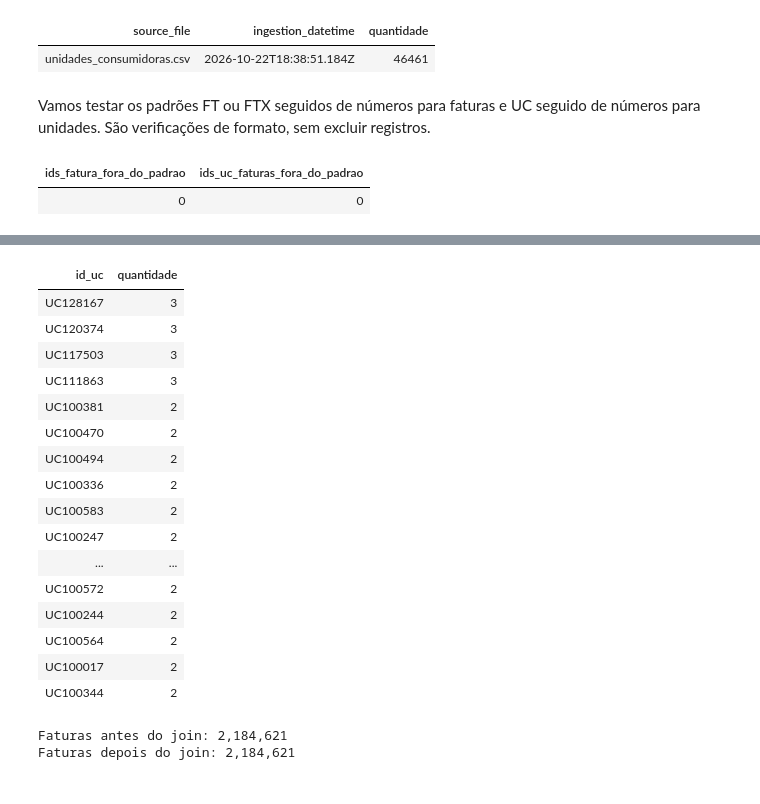
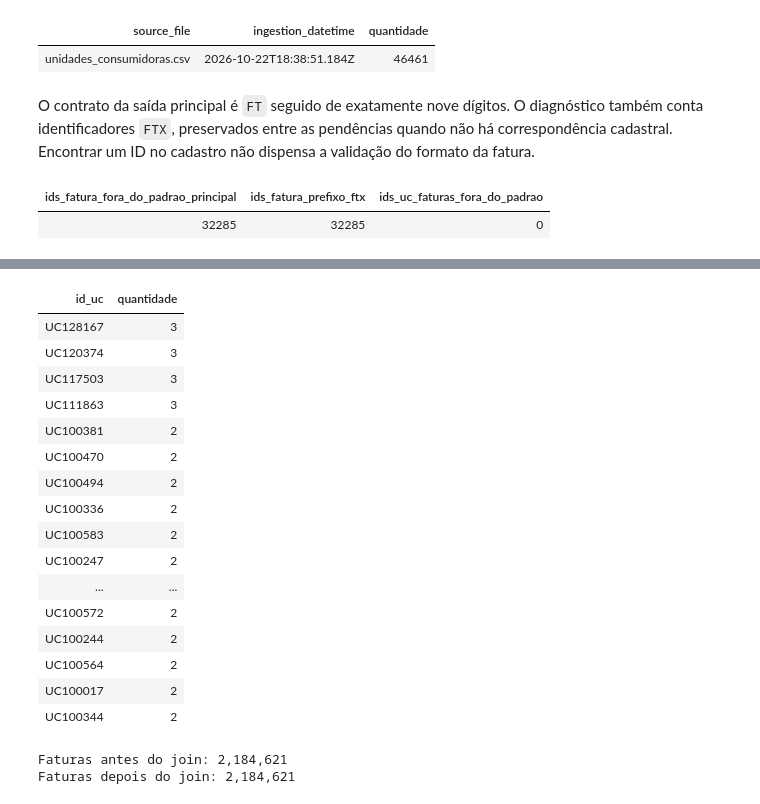
Before and after one commit to gabrielvictalino/Case-RocketLab-2026.2, a Jupyter notebook: data-engineering/Bronze-to-Silver/bronze-to-silver-faturas.ipynb, the cells around one changed output, grey strips where cells are left out. Drawn from its saved outputs; the diff is of its cells as text; code cells hidden in the pictures.

Commit message:
fix(data-engineering): corrige execução e publicação da silver de faturas

```diff
--- a/data-engineering/Bronze-to-Silver/bronze-to-silver-faturas.ipynb
+++ b/data-engineering/Bronze-to-Silver/bronze-to-silver-faturas.ipynb
@@ -1243,8 +1261,11 @@ root
  |-- ingestion_datetime: timestamp (nullable = true)
 | source_file | ingestion_datetime | quantidade |
 | unidades_consumidoras.csv | 2026-10-22T18:38:51.184Z | 46461 |
-# %% [markdown]
-Vamos testar os padrões FT ou FTX seguidos de números para faturas e UC seguido de números para unidades. São verificações de formato, sem excluir registros.
+# %% [markdown]
+O contrato da saída principal é `FT` seguido de exatamente nove dígitos.
+O diagnóstico também conta identificadores `FTX`, preservados entre as
+pendências quando não há correspondência cadastral. Encontrar um ID no
+cadastro não dispensa a validação do formato da fatura.
 # %%
 if df_cadastro_bronze.schema["id_uc"].dataType.simpleString() != "string":
     raise ValueError("Esperávamos id_uc como STRING na Bronze do cadastro.")
@@ -1254,10 +1275,14 @@ display(
         F.count(
             F.when(
                 F.col("id_fatura").isNull()
-                | ~F.col("id_fatura").rlike(r"^FTX?[0-9]+$"),
+                | ~F.col("id_fatura").rlike(r"^FT[0-9]{9}$"),
                 1,
             )
-        ).alias("ids_fatura_fora_do_padrao"),
+        ).alias("ids_fatura_fora_do_padrao_principal"),
+
+        F.count(
+            F.when(F.col("id_fatura").rlike(r"^FTX[0-9]+$"), 1)
+        ).alias("ids_fatura_prefixo_ftx"),
 
         F.count(
             F.when(
@@ -1286,35 +1311,35 @@ display(
         F.count(
             F.when(uc_cadastro != F.trim(uc_cadastro), 1)
         ).alias("ids_com_espacos_nas_extremidades"),
 
         F.count(
             F.when(uc_cadastro == "id_uc", 1)
         ).alias("valores_iguais_ao_nome_da_coluna"),
 
         F.count(
             F.when(
                 uc_cadastro.isNotNull()
                 & ~uc_cadastro.rlike(r"^UC[0-9]+$"),
                 1,
             )
         ).alias("ids_fora_do_padrao"),
     )
 )
 
 # Exemplos de identificadores repetidos no cadastro bruto.
 display(
     df_cadastro_bronze
     .groupBy("id_uc")
     .agg(F.count("*").alias("quantidade"))
     .filter(F.col("quantidade") > 1)
     .orderBy(F.desc("quantidade"))
     .limit(20)
 )
 
 # O que observar: espaços ou identificadores inesperados podem afetar a correspondência literal. Se aparecerem, avaliaremos seu efeito antes de concluir que todas as ausências são referências realmente faltantes.
 # %% [output]
-| ids_fatura_fora_do_padrao | ids_uc_faturas_fora_do_padrao |
-| 0 | 0 |
+| ids_fatura_fora_do_padrao_principal | ids_fatura_prefixo_ftx | ids_uc_faturas_fora_do_padrao |
+| 32285 | 32285 | 0 |
 | linhas_cadastro | ids_nulos | ids_vazios | ids_com_espacos_nas_extremidades | valores_iguais_ao_nome_da_coluna | ids_fora_do_padrao |
 | 46461 | 0 | 0 | 0 | 1 | 201 |
 | id_uc | quantidade |
```
Also changed, not shown: parts of 34 cells of this notebook.
